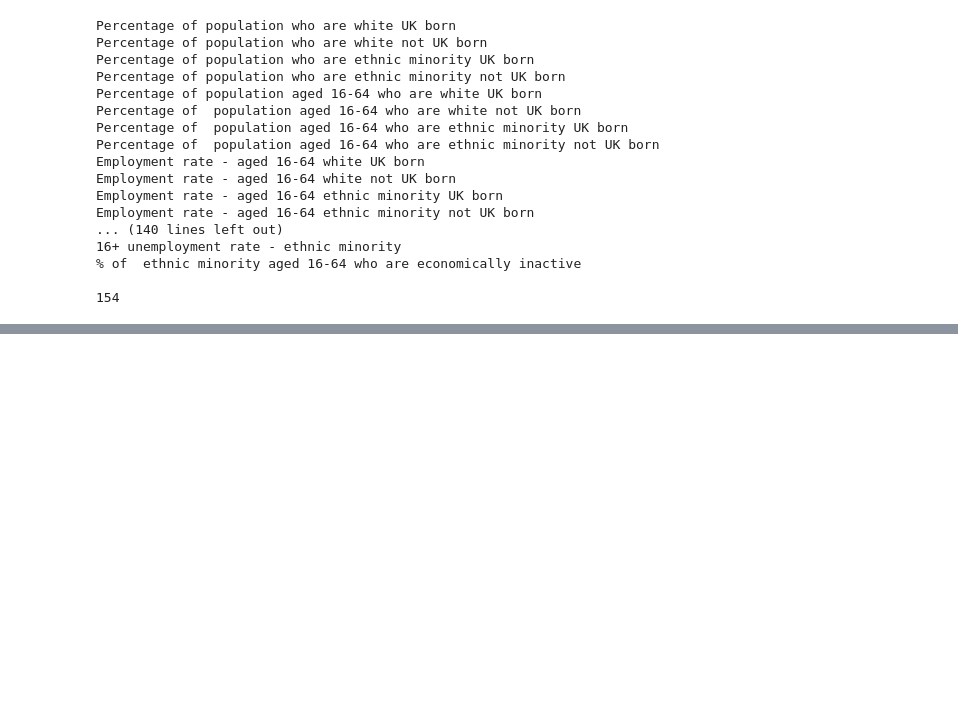
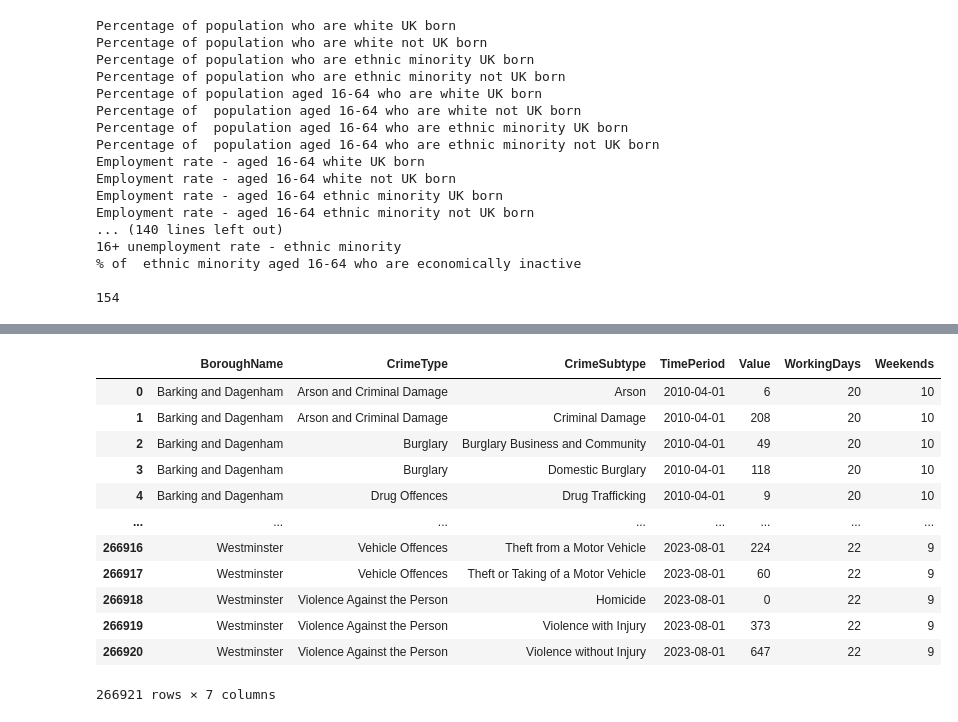
Before and after one commit to mlsystemdesignproject/neighbourhood-safety-prediction, a Jupyter notebook: notebooks/EDA_agg.ipynb, the cells around one changed output, grey strips where cells are left out. Saved outputs shown, nothing was run; the diff lists cells and outputs as text; code cells hidden in the pictures; blank space fills up the shorter version.

```diff
--- a/notebooks/EDA_agg.ipynb
+++ b/notebooks/EDA_agg.ipynb
@@ -471,0 +553,16 @@ Employment rate - aged 16-64 ethnic minority not UK born
+# %%
+df
+# %% [output]
+|  | BoroughName | CrimeType | CrimeSubtype | TimePeriod | Value | WorkingDays | Weekends |
+| 0 | Barking and Dagenham | Arson and Criminal Damage | Arson | 2010-04-01 | 6 | 20 | 10 |
+| 1 | Barking and Dagenham | Arson and Criminal Damage | Criminal Damage | 2010-04-01 | 208 | 20 | 10 |
+| 2 | Barking and Dagenham | Burglary | Burglary Business and Community | 2010-04-01 | 49 | 20 | 10 |
+| 3 | Barking and Dagenham | Burglary | Domestic Burglary | 2010-04-01 | 118 | 20 | 10 |
+| 4 | Barking and Dagenham | Drug Offences | Drug Trafficking | 2010-04-01 | 9 | 20 | 10 |
+| ... | ... | ... | ... | ... | ... | ... | ... |
+| 266916 | Westminster | Vehicle Offences | Theft from a Motor Vehicle | 2023-08-01 | 224 | 22 | 9 |
+| 266917 | Westminster | Vehicle Offences | Theft or Taking of a Motor Vehicle | 2023-08-01 | 60 | 22 | 9 |
+| 266918 | Westminster | Violence Against the Person | Homicide | 2023-08-01 | 0 | 22 | 9 |
+| 266919 | Westminster | Violence Against the Person | Violence with Injury | 2023-08-01 | 373 | 22 | 9 |
+| 266920 | Westminster | Violence Against the Person | Violence without Injury | 2023-08-01 | 647 | 22 | 9 |
+266921 rows × 7 columns
```
Also changed, not shown: parts of 20 cells of this notebook.
